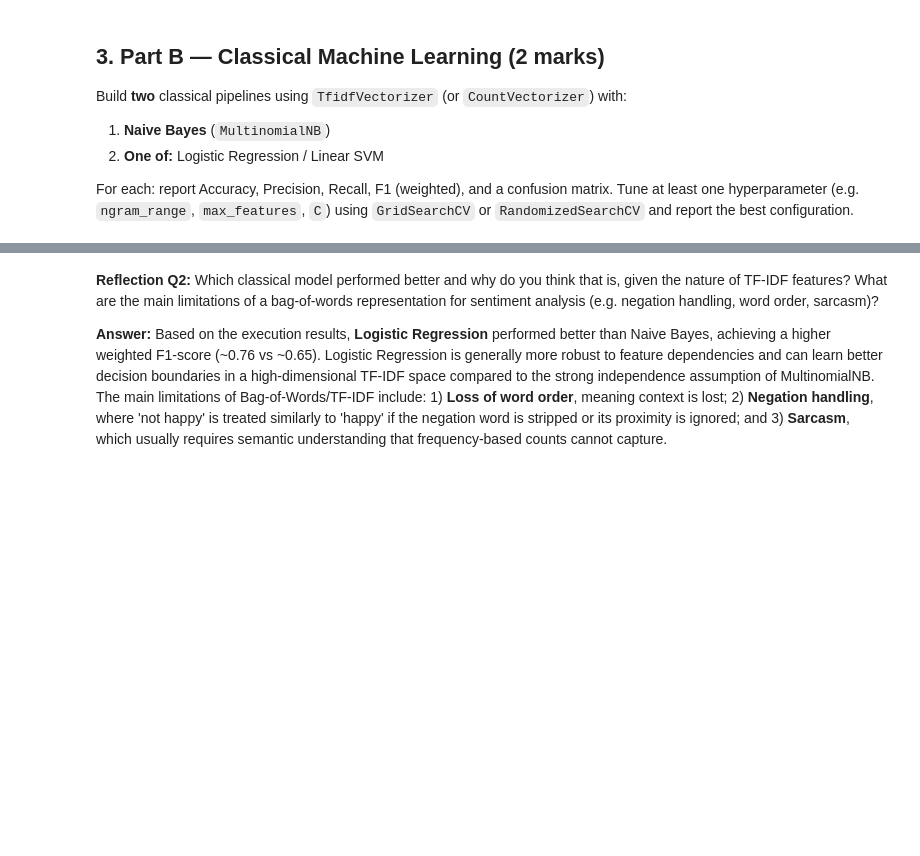
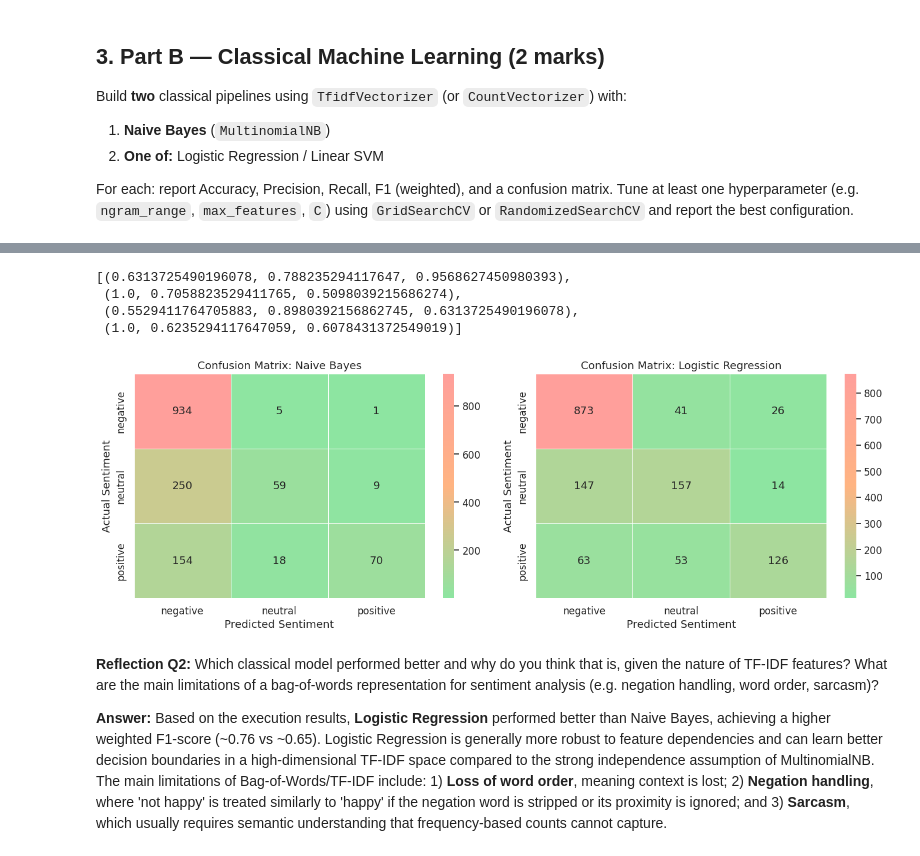
Before and after one commit to AvikRaj/sentiment-analysis-airtravel, a Jupyter notebook: sentiment-analysis.ipynb, the cells around one changed output, grey strips where cells are left out. Cells and saved outputs as stored; diff of their text form; code cells hidden in the pictures; blank space fills up the shorter version.

```diff
--- a/sentiment-analysis.ipynb
+++ b/sentiment-analysis.ipynb
@@ -482,31 +551,45 @@ display(grid_results_df)
 # %%
+from matplotlib.colors import LinearSegmentedColormap
+
 # Plot confusion matrices for both classical models side-by-side
+
+# Define pastel shades for Positive, Neutral, Negative respectively
+pastel_palette_colors = sns.color_palette("pastel", 4)
+display(pastel_palette_colors)
+pastel_colors = [pastel_palette_colors[2], pastel_palette_colors[1], pastel_palette_colors[3]]
+custom_sentiment_cmap = LinearSegmentedColormap.from_list("custom_sentiment_cmap", pastel_colors, N=256)
 
 # 1. Apply the soothing minimalist theme globally
 sns.set_theme(style="white", font_scale=1.1)
 
 fig, axes = plt.subplots(1, 2, figsize=(14, 5))
 
 # 2. Naive Bayes Confusion Matrix
 cm_nb = confusion_matrix(y_test, y_pred_nb)
-sns.heatmap(cm_nb, annot=True, fmt='d', cmap='PuBu', ax=axes[0],
+sns.heatmap(cm_nb, annot=True, fmt='d', cmap=custom_sentiment_cmap, ax=axes[0],
             xticklabels=nb_model.classes_, yticklabels=nb_model.classes_,
             linewidths=0.5, linecolor='white') # Adds clean borders between cells
 axes[0].set_title('Confusion Matrix: Naive Bayes')
 axes[0].set_ylabel('Actual Sentiment')
 axes[0].set_xlabel('Predicted Sentiment')
 
 # 3. Logistic Regression Confusion Matrix
 cm_lr = confusion_matrix(y_test, y_pred_lr)
-sns.heatmap(cm_lr, annot=True, fmt='d', cmap='PuBu', ax=axes[1],
+sns.heatmap(cm_lr, annot=True, fmt='d', cmap=custom_sentiment_cmap, ax=axes[1],
             xticklabels=lr_model.classes_, yticklabels=lr_model.classes_,
             linewidths=0.5, linecolor='white')
 axes[1].set_title('Confusion Matrix: Logistic Regression')
 axes[1].set_ylabel('Actual Sentiment')
 axes[1].set_xlabel('Predicted Sentiment')
 
 plt.tight_layout()
 plt.show()
+# %% [output]
+[(0.6313725490196078, 0.788235294117647, 0.9568627450980393),
+ (1.0, 0.7058823529411765, 0.5098039215686274),
+ (0.5529411764705883, 0.8980392156862745, 0.6313725490196078),
+ (1.0, 0.6235294117647059, 0.6078431372549019)]
+[figure, added]
 # %% [markdown]
 **Reflection Q2:** Which classical model performed better and why do you think that is, given the nature of TF-IDF features? What are the main limitations of a bag-of-words representation for sentiment analysis (e.g. negation handling, word order, sarcasm)?
 
```
Also changed, not shown: parts of 5 cells of this notebook.
